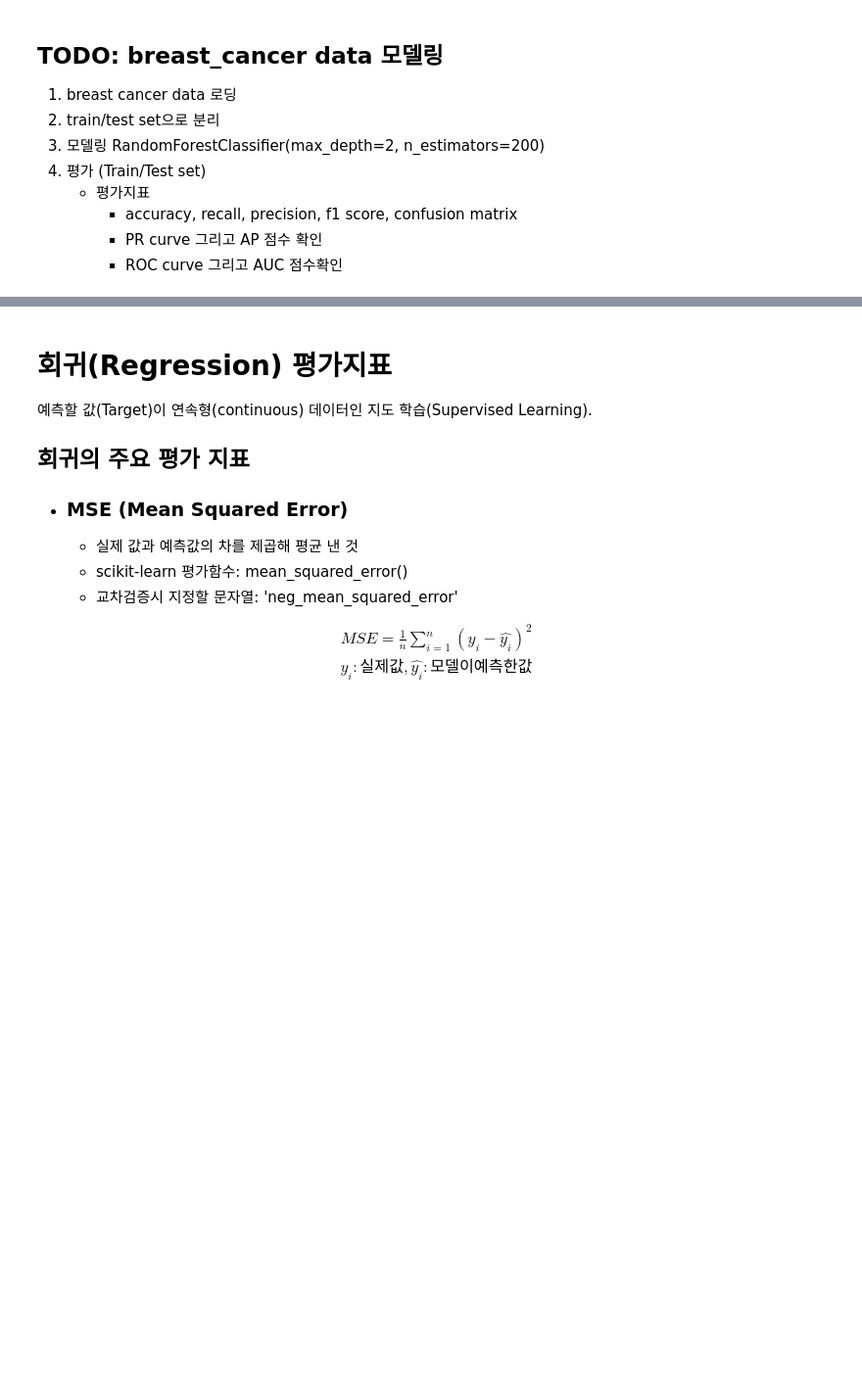
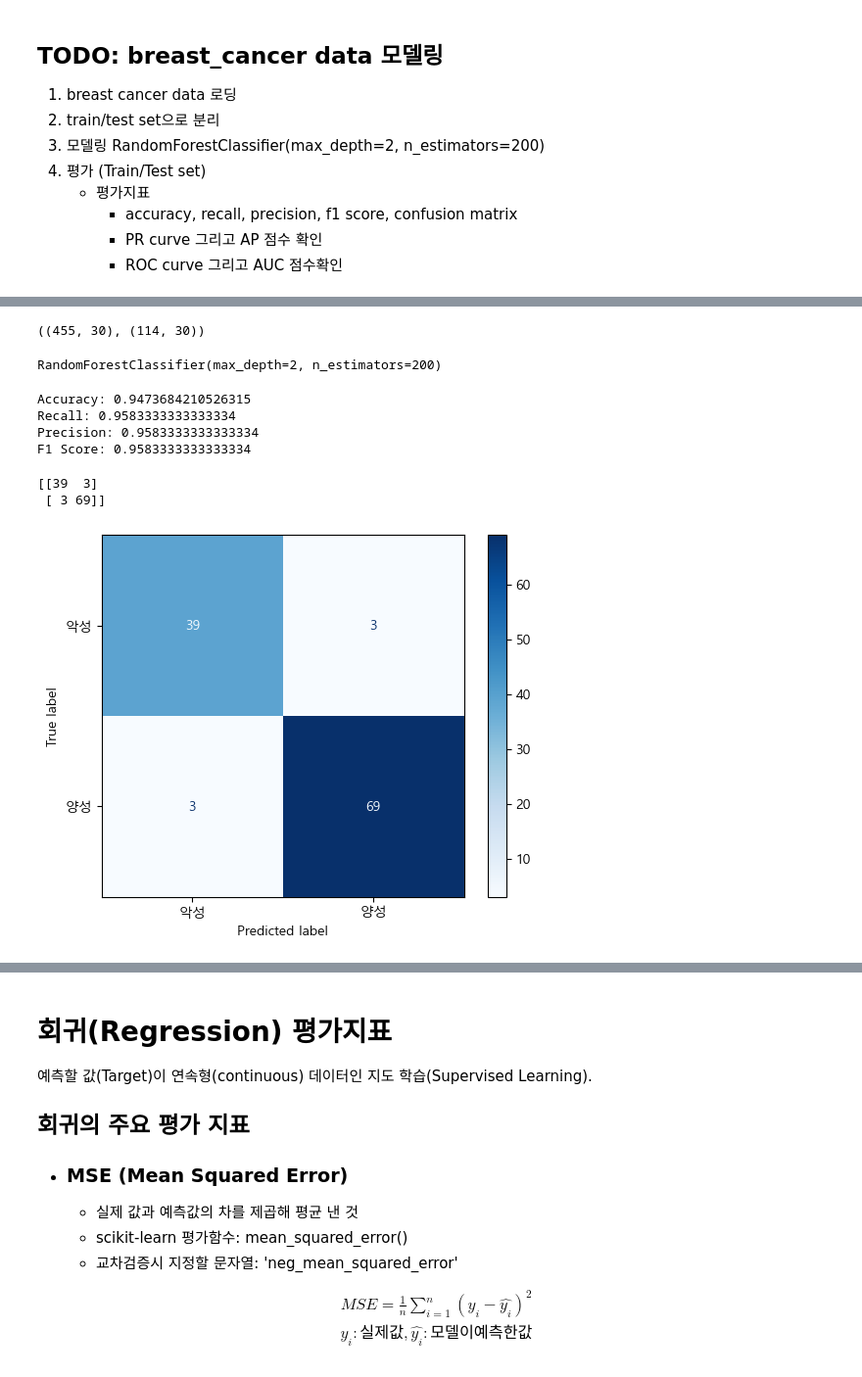
Before and after one commit to rudwo524/SKN13_KyungJae, a Jupyter notebook: 08_머신러닝/05_평가지표.ipynb, the cells around one changed output, grey strips where cells are left out. Shown at 98% size. Saved outputs shown, nothing was run; the diff lists cells and outputs as text; code cells hidden in the pictures; blank space fills up the shorter version.

```diff
--- a/08_머신러닝/05_평가지표.ipynb
+++ b/08_머신러닝/05_평가지표.ipynb
@@ -1007,0 +1010,45 @@ X.shape, y.shape
+# %%
+from sklearn.model_selection import train_test_split
+X_train, X_test, y_train, y_test = train_test_split(X, y, test_size = 0.2, stratify=y, random_state=0)
+X_train.shape, X_test.shape
+# %% [output]
+((455, 30), (114, 30))
+# %%
+from sklearn.ensemble import RandomForestClassifier
+# 모델 생성성
+rf = RandomForestClassifier(max_depth=2, n_estimators=200)
+
+# 학습
+rf.fit(X_train, y_train)
+# %% [output]
+RandomForestClassifier(max_depth=2, n_estimators=200)
+# %%
+# 평가
+## 추론
+pred = rf.predict(X_test) # class를 예측 (0, 1인지)
+pred_proba = rf.predict_proba(X_test)[:, 1] # class별 확률 ([0일 확률, **1일 확률])
+# %%
+from sklearn.metrics import (
+    accuracy_score, recall_score, precision_score, f1_score, confusion_matrix, ConfusionMatrixDisplay,
+    precision_recall_curve, PrecisionRecallDisplay, average_precision_score,
+    roc_curve, RocCurveDisplay, roc_auc_score
+)
+# 평가
+print("Accuracy:", accuracy_score(y_test, pred))
+print("Recall:", recall_score(y_test, pred))
+print("Precision:", precision_score(y_test, pred))
+print("F1 Score:", f1_score(y_test, pred))
+# %% [output]
+Accuracy: 0.9473684210526315
+Recall: 0.9583333333333334
+Precision: 0.9583333333333334
+F1 Score: 0.9583333333333334
+# %%
+cm = confusion_matrix(y_test, pred)
+print(cm)
+cm_disp = ConfusionMatrixDisplay(cm, display_labels=["악성", "양성"])
+cm_disp.plot(cmap="Blues");
+# %% [output]
+[[39  3]
+ [ 3 69]]
+[figure, added]
```
Also changed, not shown: parts of 18 cells of this notebook, 4 other files.
